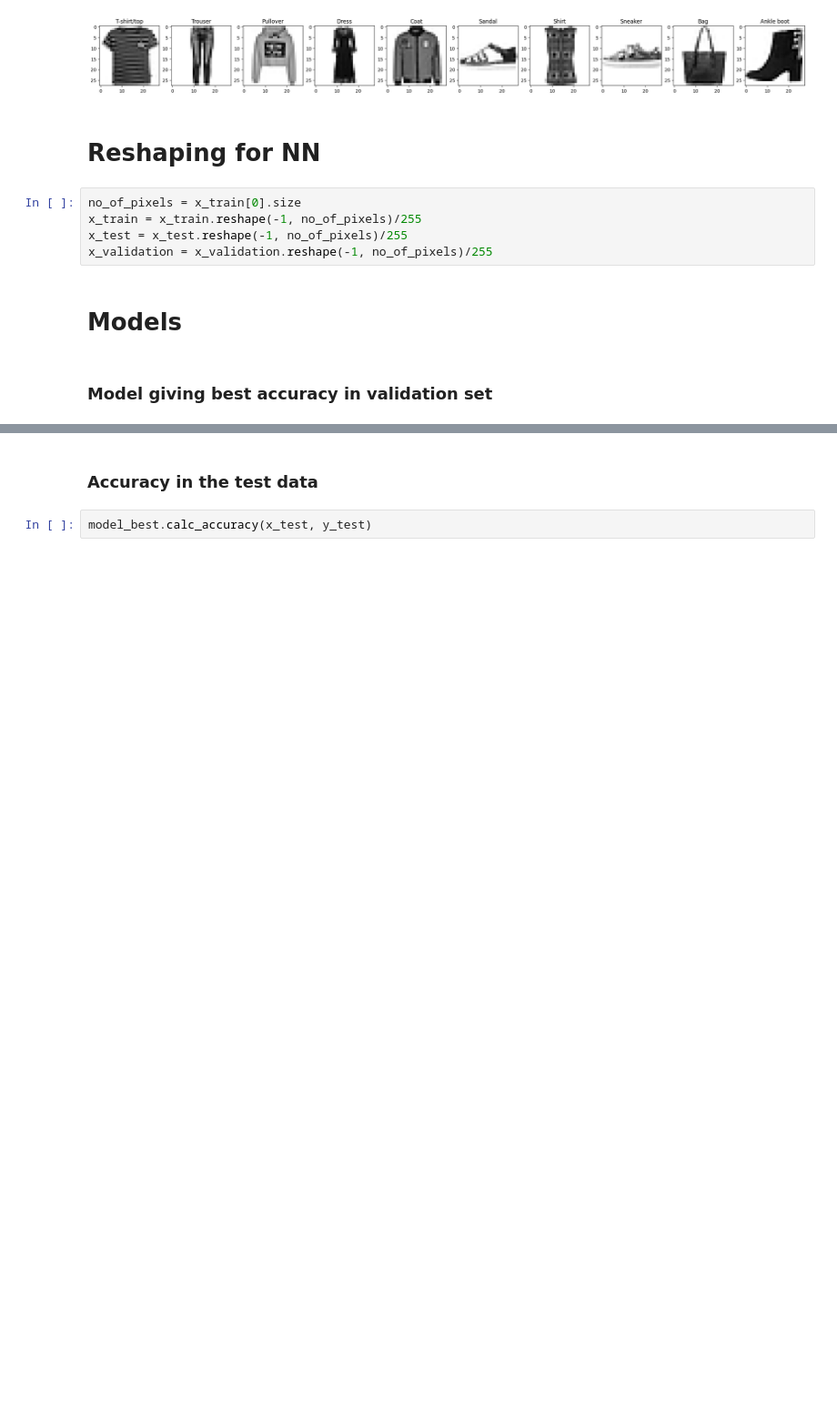
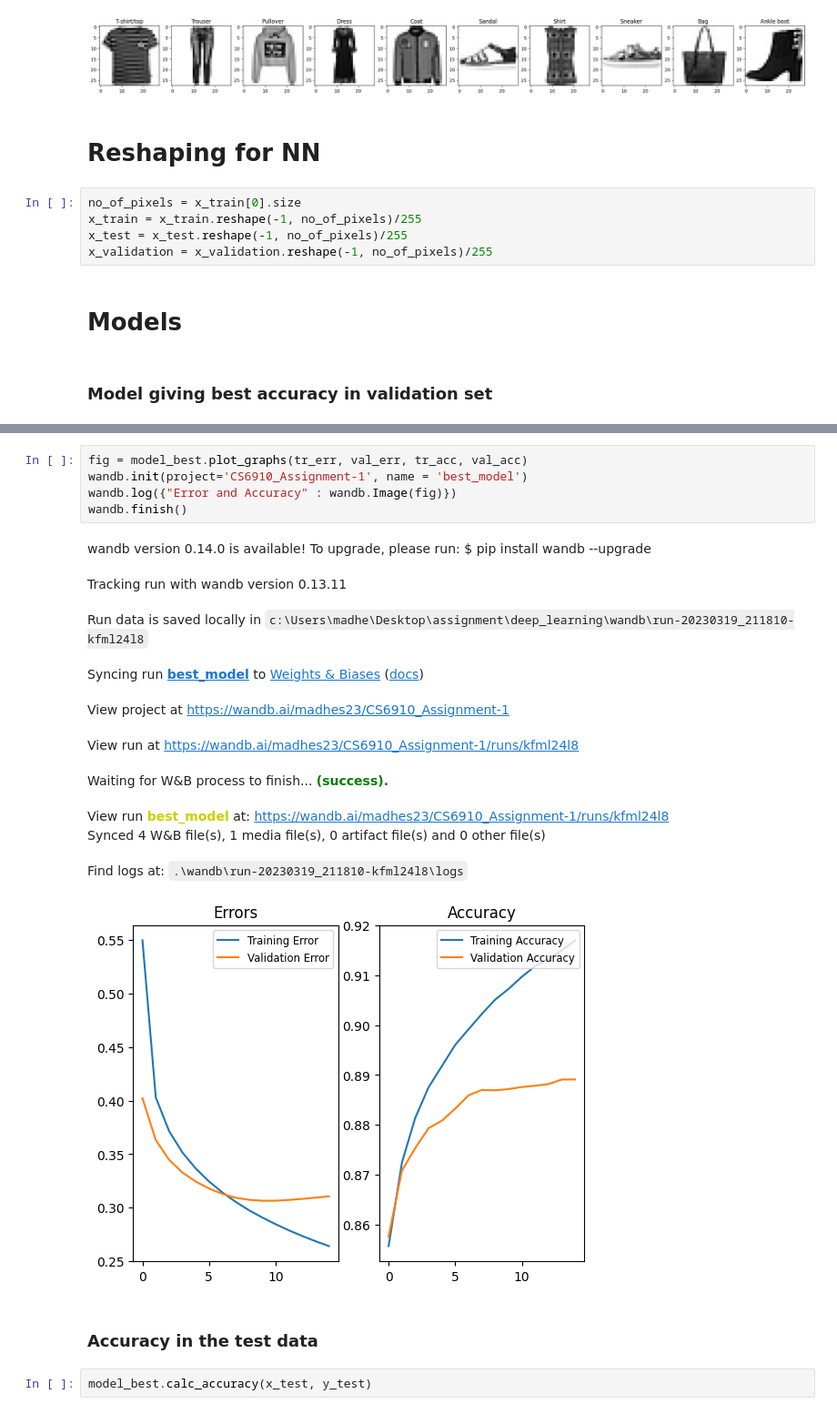
Before and after one commit to madhes23/CS6910_Assignment_1, a Jupyter notebook: Models.ipynb, the cells around one changed output, grey strips where cells are left out. Shown: that part at 91% size. Cells and saved outputs as stored; diff of their text form; blank space fills up the shorter version.

```diff
--- a/Models.ipynb
+++ b/Models.ipynb
@@ -91,3 +86,20 @@ Completed epoch : 15     Error: 0.26129857408761686      Accuracy: 0.916
+# %%
+fig = model_best.plot_graphs(tr_err, val_err, tr_acc, val_acc)
+wandb.init(project='CS6910_Assignment-1', name = 'best_model')
+wandb.log({"Error and Accuracy" : wandb.Image(fig)})
+wandb.finish()
+# %% [output]
+wandb version 0.14.0 is available! To upgrade, please run: $ pip install wandb --upgrade
+Tracking run with wandb version 0.13.11
+Run data is saved locally in c:\Users\madhe\Desktop\assignment\deep_learning\wandb\run-20230319_211810-kfml24l8
+Syncing run best_model to Weights & Biases (docs)
+View project at https://wandb.ai/madhes23/CS6910_Assignment-1
+View run at https://wandb.ai/madhes23/CS6910_Assignment-1/runs/kfml24l8
+Waiting for W&B process to finish... (success).
+View run best_model at: https://wandb.ai/madhes23/CS6910_Assignment-1/runs/kfml24l8
+Synced 4 W&B file(s), 1 media file(s), 0 artifact file(s) and 0 other file(s)
+Find logs at: .\wandb\run-20230319_211810-kfml24l8\logs
+[figure, added]
 # %% [markdown]
 ### Accuracy in the test data
 # %%
```
Also changed, not shown: parts of 20 cells of this notebook, 4 other files.
